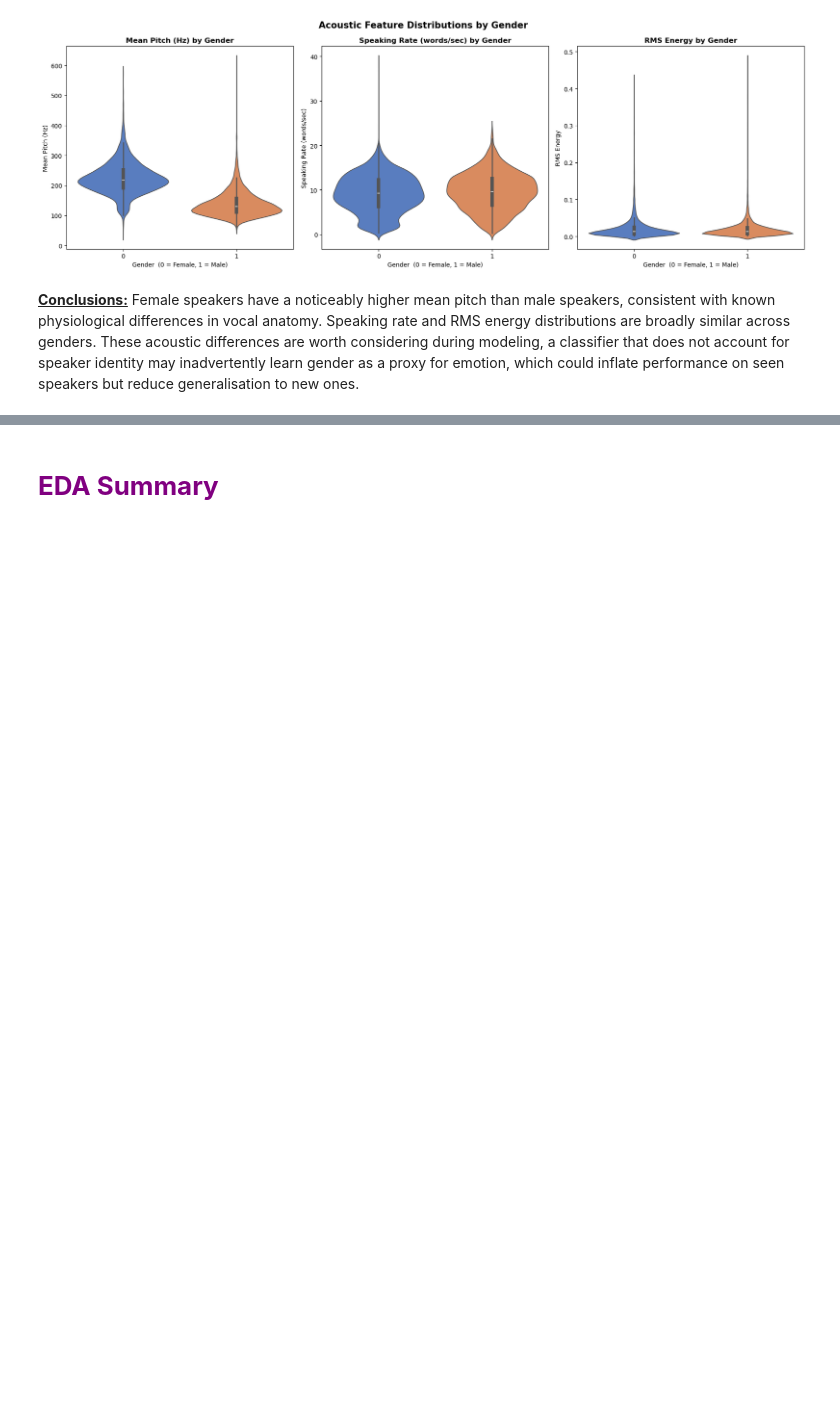
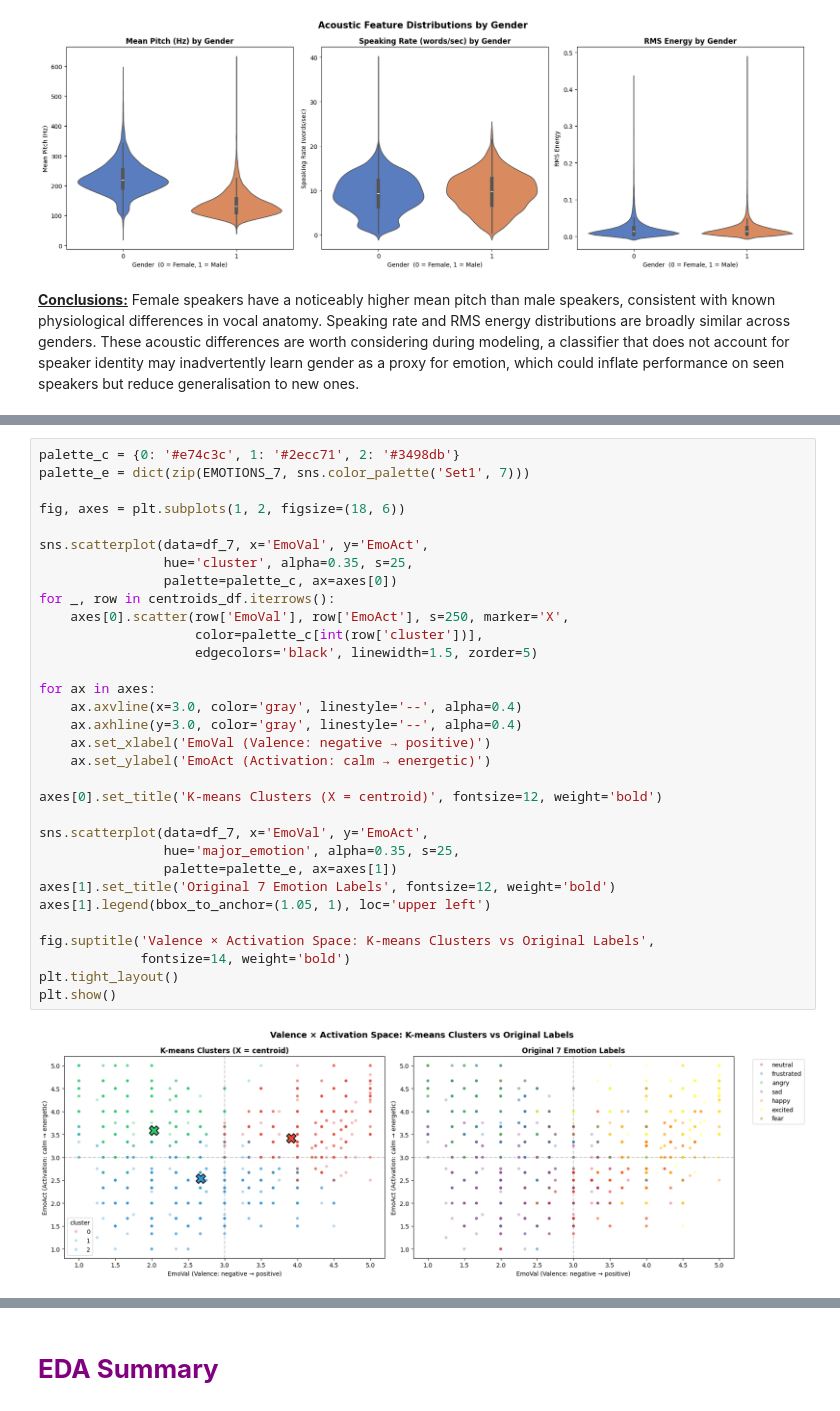
Before and after one commit to almahova/iemocap-proj, a Jupyter notebook: notebooks/iemocap-analysis.ipynb, the cells around one changed output, grey strips where cells are left out. Saved outputs shown, nothing was run; the diff lists cells and outputs as text; blank space fills up the shorter version.

```diff
--- a/notebooks/iemocap-analysis.ipynb
+++ b/notebooks/iemocap-analysis.ipynb
@@ -611,0 +623,34 @@ Disgust has only male data.
+# %%
+palette_c = {0: '#e74c3c', 1: '#2ecc71', 2: '#3498db'}
+palette_e = dict(zip(EMOTIONS_7, sns.color_palette('Set1', 7)))
+
+fig, axes = plt.subplots(1, 2, figsize=(18, 6))
+
+sns.scatterplot(data=df_7, x='EmoVal', y='EmoAct',
+                hue='cluster', alpha=0.35, s=25,
+                palette=palette_c, ax=axes[0])
+for _, row in centroids_df.iterrows():
+    axes[0].scatter(row['EmoVal'], row['EmoAct'], s=250, marker='X',
+                    color=palette_c[int(row['cluster'])],
+                    edgecolors='black', linewidth=1.5, zorder=5)
+
+for ax in axes:
+    ax.axvline(x=3.0, color='gray', linestyle='--', alpha=0.4)
+    ax.axhline(y=3.0, color='gray', linestyle='--', alpha=0.4)
+    ax.set_xlabel('EmoVal (Valence: negative → positive)')
+    ax.set_ylabel('EmoAct (Activation: calm → energetic)')
+
+axes[0].set_title('K-means Clusters (X = centroid)', fontsize=12, weight='bold')
+
+sns.scatterplot(data=df_7, x='EmoVal', y='EmoAct',
+                hue='major_emotion', alpha=0.35, s=25,
+                palette=palette_e, ax=axes[1])
+axes[1].set_title('Original 7 Emotion Labels', fontsize=12, weight='bold')
+axes[1].legend(bbox_to_anchor=(1.05, 1), loc='upper left')
+
+fig.suptitle('Valence × Activation Space: K-means Clusters vs Original Labels',
+             fontsize=14, weight='bold')
+plt.tight_layout()
+plt.show()
+# %% [output]
+[figure, added]
```
Also changed, not shown: parts of 28 cells of this notebook.
